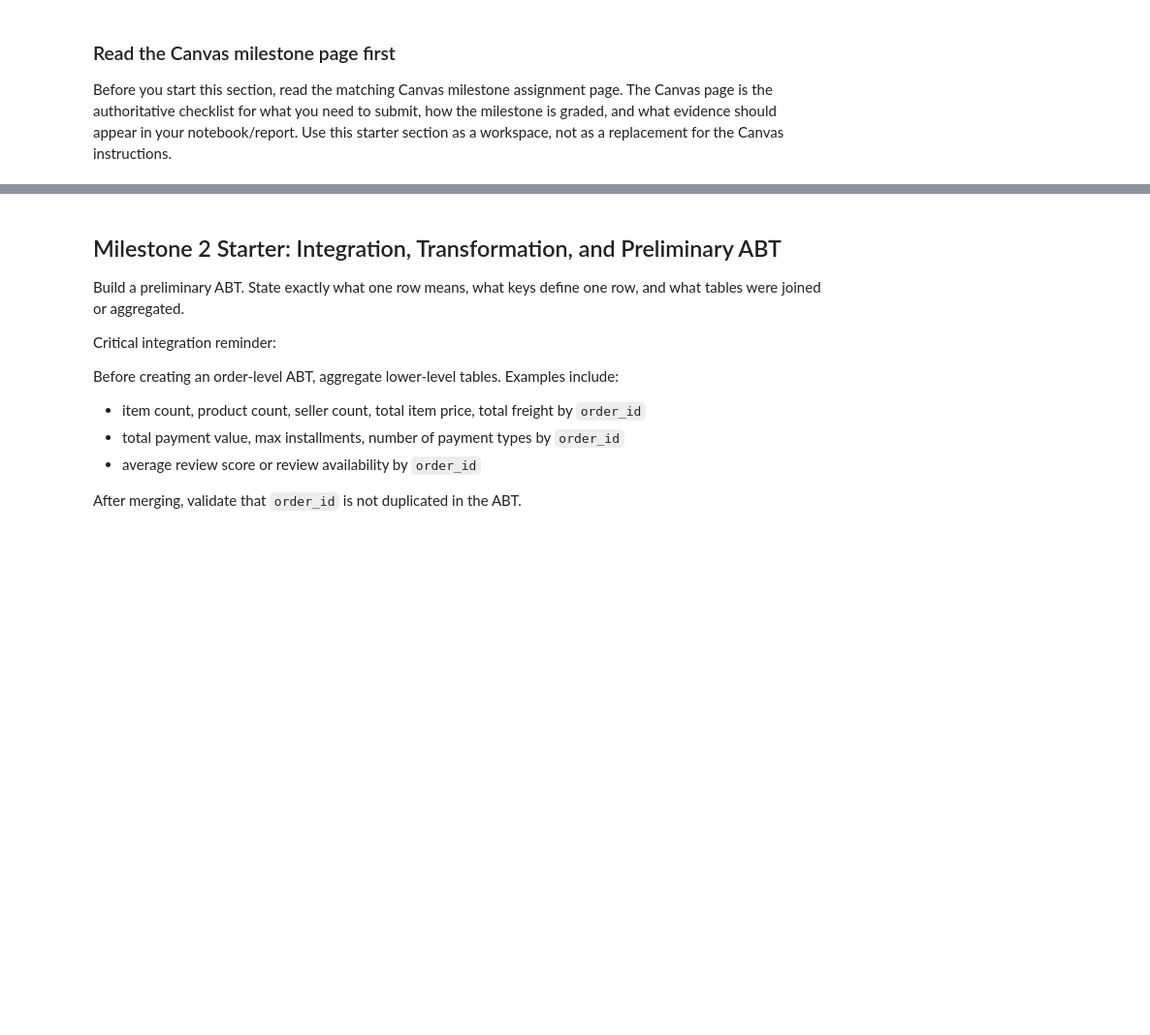
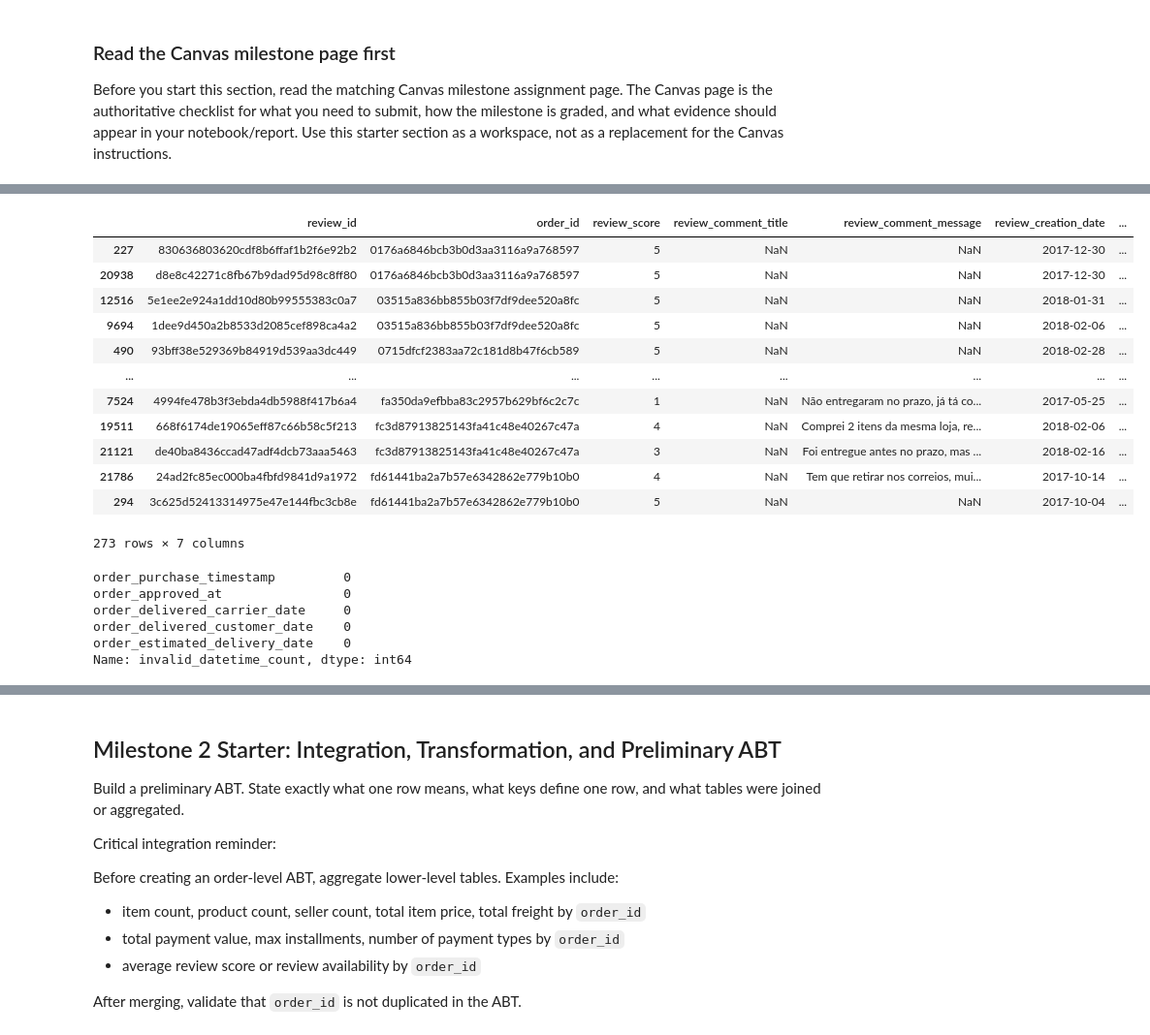
Before and after one commit to acruz-utsa/ban6003-project-option-2-olist-aliciacruz, a Jupyter notebook: notebooks/olist_project_starter.ipynb, the cells around one changed output, grey strips where cells are left out. Shown at 97% size. Saved outputs shown, nothing was run; the diff lists cells and outputs as text; code cells hidden in the pictures; blank space fills up the shorter version.

```diff
--- a/notebooks/olist_project_starter.ipynb
+++ b/notebooks/olist_project_starter.ipynb
@@ -318,0 +380,61 @@ payments
+# %%
+# Investigate duplicate order_id in reviews table. Observations:
+# There are orders with more than one review. Some duplicates have the same review_score and review_creation_date, but others have different scores and dates.
+# Some have different review_answer_timestamps as well. This could indicate that there was a systematic issue with the review process or that these customers
+# had issues with their orders after the initial review. This will need to be investigated further to determine how to handle these.
+
+duplicated_order_id_reviews = reviews[
+    reviews.duplicated(subset='order_id', keep=False)
+].sort_values('order_id')
+
+display(duplicated_order_id_reviews)
+# %% [output]
+|  | review_id | order_id | review_score | review_comment_title | review_comment_message | review_creation_date | ... |
+| 227 | 830636803620cdf8b6ffaf1b2f6e92b2 | 0176a6846bcb3b0d3aa3116a9a768597 | 5 | NaN | NaN | 2017-12-30 | ... |
+| 20938 | d8e8c42271c8fb67b9dad95d98c8ff80 | 0176a6846bcb3b0d3aa3116a9a768597 | 5 | NaN | NaN | 2017-12-30 | ... |
+| 12516 | 5e1ee2e924a1dd10d80b99555383c0a7 | 03515a836bb855b03f7df9dee520a8fc | 5 | NaN | NaN | 2018-01-31 | ... |
+| 9694 | 1dee9d450a2b8533d2085cef898ca4a2 | 03515a836bb855b03f7df9dee520a8fc | 5 | NaN | NaN | 2018-02-06 | ... |
+| 490 | 93bff38e529369b84919d539aa3dc449 | 0715dfcf2383aa72c181d8b47f6cb589 | 5 | NaN | NaN | 2018-02-28 | ... |
+| ... | ... | ... | ... | ... | ... | ... | ... |
+| 7524 | 4994fe478b3f3ebda4db5988f417b6a4 | fa350da9efbba83c2957b629bf6c2c7c | 1 | NaN | Não entregaram no prazo, já tá co... | 2017-05-25 | ... |
+| 19511 | 668f6174de19065eff87c66b58c5f213 | fc3d87913825143fa41c48e40267c47a | 4 | NaN | Comprei 2 itens da mesma loja, re... | 2018-02-06 | ... |
+| 21121 | de40ba8436ccad47adf4dcb73aaa5463 | fc3d87913825143fa41c48e40267c47a | 3 | NaN | Foi entregue antes no prazo, mas ... | 2018-02-16 | ... |
+| 21786 | 24ad2fc85ec000ba4fbfd9841d9a1972 | fd61441ba2a7b57e6342862e779b10b0 | 4 | NaN | Tem que retirar nos correios, mui... | 2017-10-14 | ... |
+| 294 | 3c625d52413314975e47e144fbc3cb8e | fd61441ba2a7b57e6342862e779b10b0 | 5 | NaN | NaN | 2017-10-04 | ... |
+273 rows × 7 columns
+# %%
+# Orders table: Check field data types and inspect any values that do not match the data type. Observations: No issues in the orders table.
+
+orders.dtypes
+
+orders_date_columns = [
+    'order_purchase_timestamp', 'order_approved_at',
+    'order_delivered_carrier_date', 'order_delivered_customer_date',
+    'order_estimated_delivery_date'
+]
+
+invalid_orders_datetime_counts = {}
+
+for column in orders_date_columns:
+    converted = pd.to_datetime(orders[column], errors='coerce')
+
+    invalid = (
+        converted.isna()
+        & orders[column].notna()
+    )
+
+    invalid_orders_datetime_counts[column] = invalid.sum()
+
+datetime_check = pd.Series(
+    invalid_orders_datetime_counts,
+    name='invalid_datetime_count'
+)
+
+display(datetime_check)
+# %% [output]
+order_purchase_timestamp         0
+order_approved_at                0
+order_delivered_carrier_date     0
+order_delivered_customer_date    0
+order_estimated_delivery_date    0
+Name: invalid_datetime_count, dtype: int64
```
Also changed, not shown: parts of 8 cells of this notebook.
